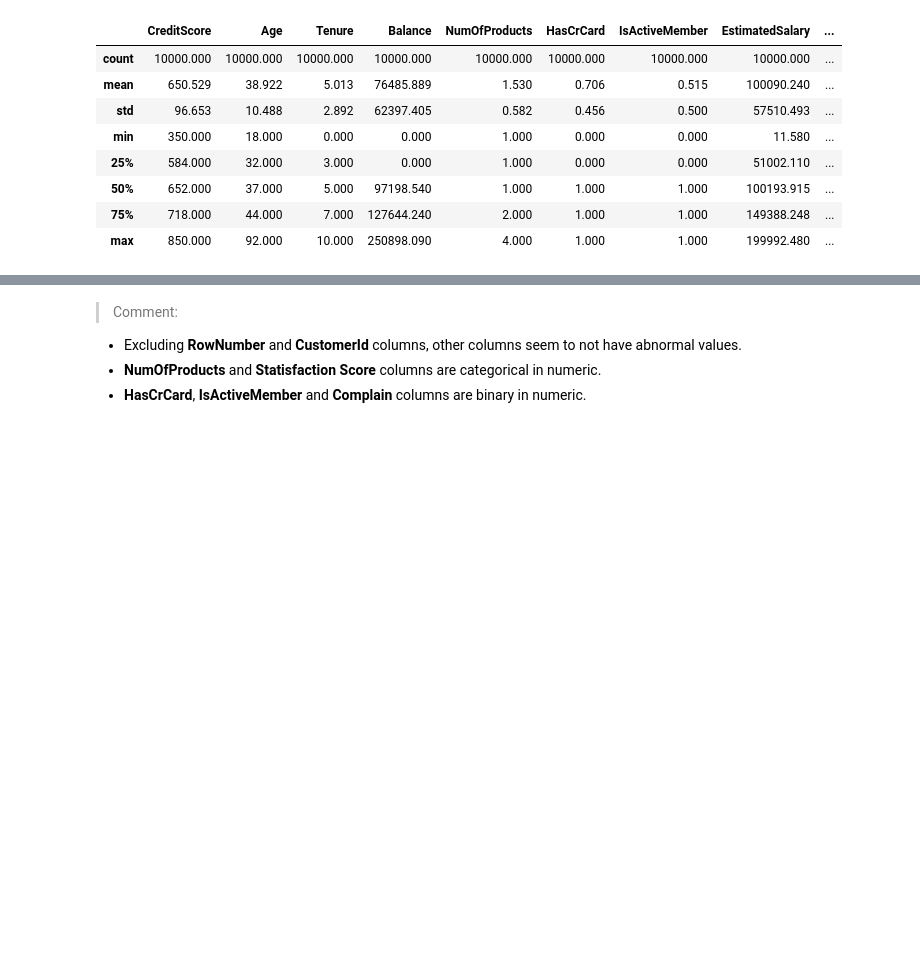
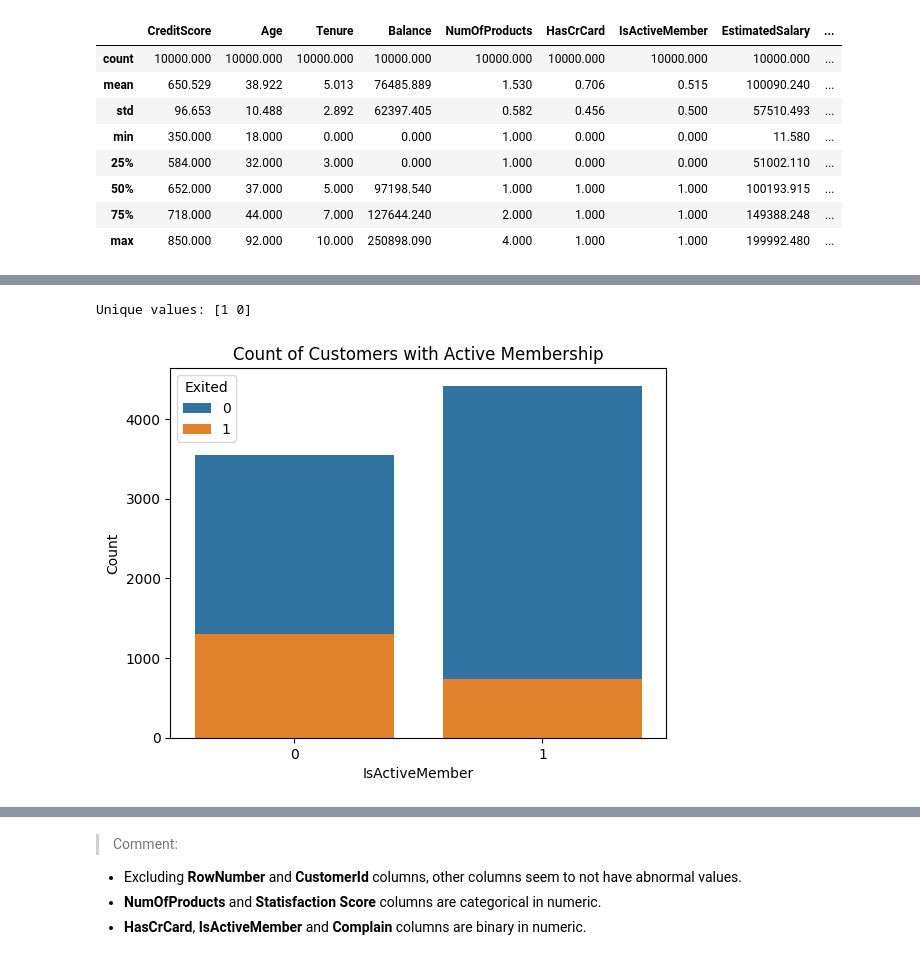
Before and after one commit to raydiwill/customers-churm-ml-app, a Jupyter notebook: notebook/build_model.ipynb, the cells around one changed output, grey strips where cells are left out. Cells and saved outputs as stored; diff of their text form; code cells hidden in the pictures; blank space fills up the shorter version.

```diff
--- a/notebook/build_model.ipynb
+++ b/notebook/build_model.ipynb
@@ -189,0 +192,11 @@ array([2, 3, 5, 4, 1])
+# %%
+print(f'Unique values: {df.IsActiveMember.unique()}')
+
+sns.countplot(data=df, x='IsActiveMember', hue='Exited', dodge=False)
+plt.xlabel('IsActiveMember')
+plt.ylabel('Count')
+plt.title('Count of Customers with Active Membership')
+plt.show()
+# %% [output]
+Unique values: [1 0]
+[figure, added]
```
Also changed, not shown: parts of 10 cells of this notebook.
